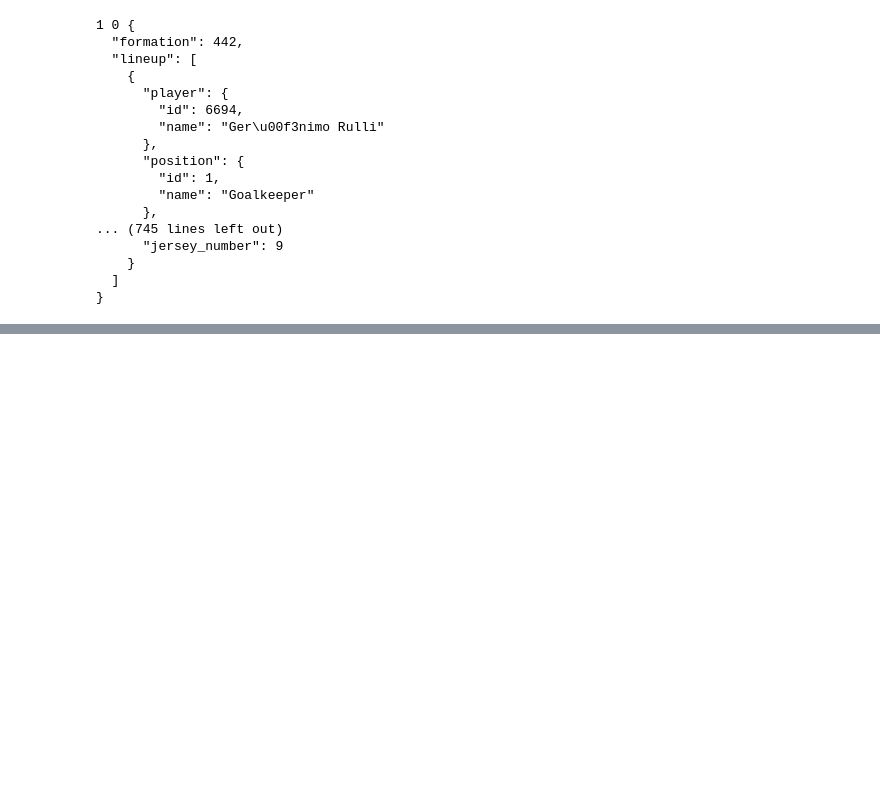
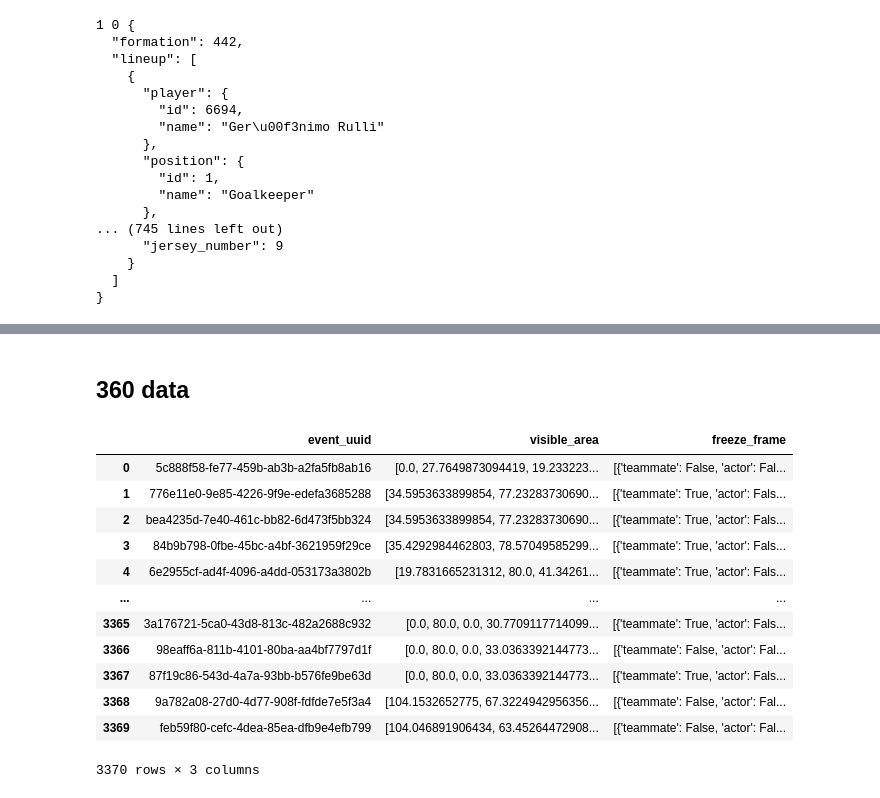
Before and after one commit to jotanavarrete/goalguru, a Jupyter notebook: notebooks/jota_statsbomb.ipynb, the cells around one changed output, grey strips where cells are left out. Drawn from its saved outputs; the diff is of its cells as text; code cells hidden in the pictures; blank space fills up the shorter version.

```diff
--- a/notebooks/jota_statsbomb.ipynb
+++ b/notebooks/jota_statsbomb.ipynb
@@ -252,0 +297,20 @@ for _, row in evs1[~evs1['tactics'].isna()].iterrows():
+# %% [markdown]
+## 360 data
+# %%
+tsy = evs1 = pd.read_json('../raw_data/open-data/data/three-sixty/3788741.json')
+# %%
+tsy
+# %% [output]
+|  | event_uuid | visible_area | freeze_frame |
+| 0 | 5c888f58-fe77-459b-ab3b-a2fa5fb8ab16 | [0.0, 27.7649873094419, 19.233223... | [{'teammate': False, 'actor': Fal... |
+| 1 | 776e11e0-9e85-4226-9f9e-edefa3685288 | [34.5953633899854, 77.23283730690... | [{'teammate': True, 'actor': Fals... |
+| 2 | bea4235d-7e40-461c-bb82-6d473f5bb324 | [34.5953633899854, 77.23283730690... | [{'teammate': True, 'actor': Fals... |
+| 3 | 84b9b798-0fbe-45bc-a4bf-3621959f29ce | [35.4292984462803, 78.57049585299... | [{'teammate': True, 'actor': Fals... |
+| 4 | 6e2955cf-ad4f-4096-a4dd-053173a3802b | [19.7831665231312, 80.0, 41.34261... | [{'teammate': True, 'actor': Fals... |
+| ... | ... | ... | ... |
+| 3365 | 3a176721-5ca0-43d8-813c-482a2688c932 | [0.0, 80.0, 0.0, 30.7709117714099... | [{'teammate': True, 'actor': Fals... |
+| 3366 | 98eaff6a-811b-4101-80ba-aa4bf7797d1f | [0.0, 80.0, 0.0, 33.0363392144773... | [{'teammate': False, 'actor': Fal... |
+| 3367 | 87f19c86-543d-4a7a-93bb-b576fe9be63d | [0.0, 80.0, 0.0, 33.0363392144773... | [{'teammate': True, 'actor': Fals... |
+| 3368 | 9a782a08-27d0-4d77-908f-fdfde7e5f3a4 | [104.1532652775, 67.3224942956356... | [{'teammate': False, 'actor': Fal... |
+| 3369 | feb59f80-cefc-4dea-85ea-dfb9e4efb799 | [104.046891906434, 63.45264472908... | [{'teammate': False, 'actor': Fal... |
+3370 rows × 3 columns
```
Also changed, not shown: parts of 5 cells of this notebook.
